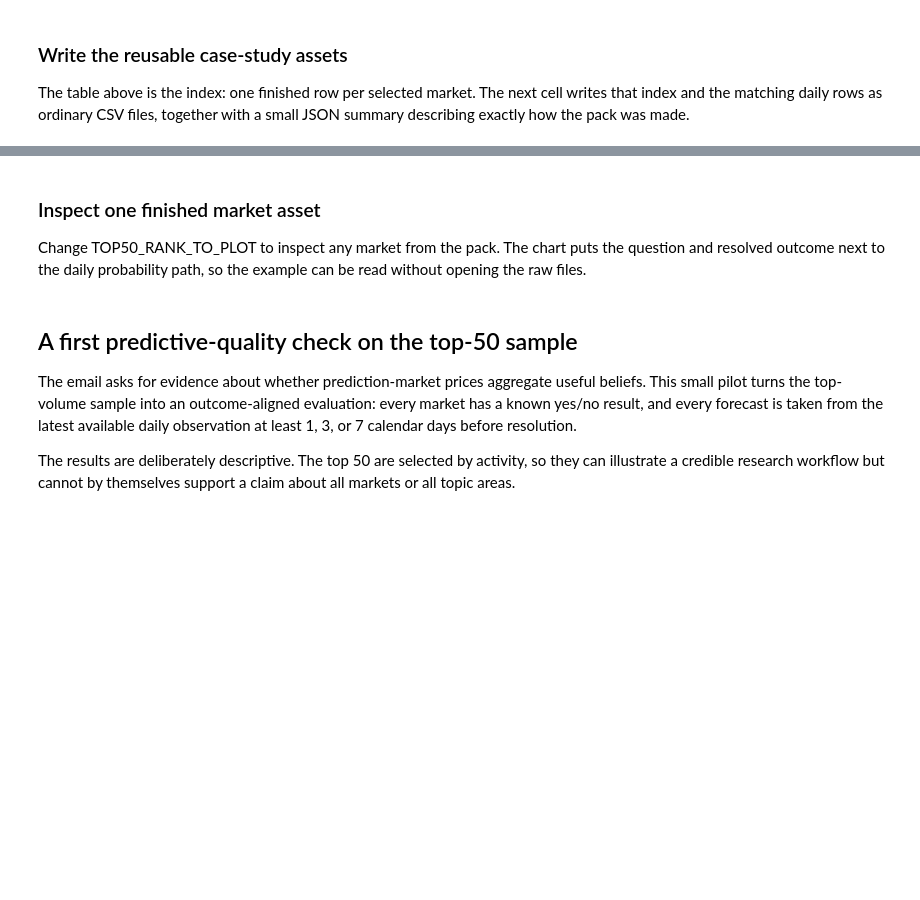
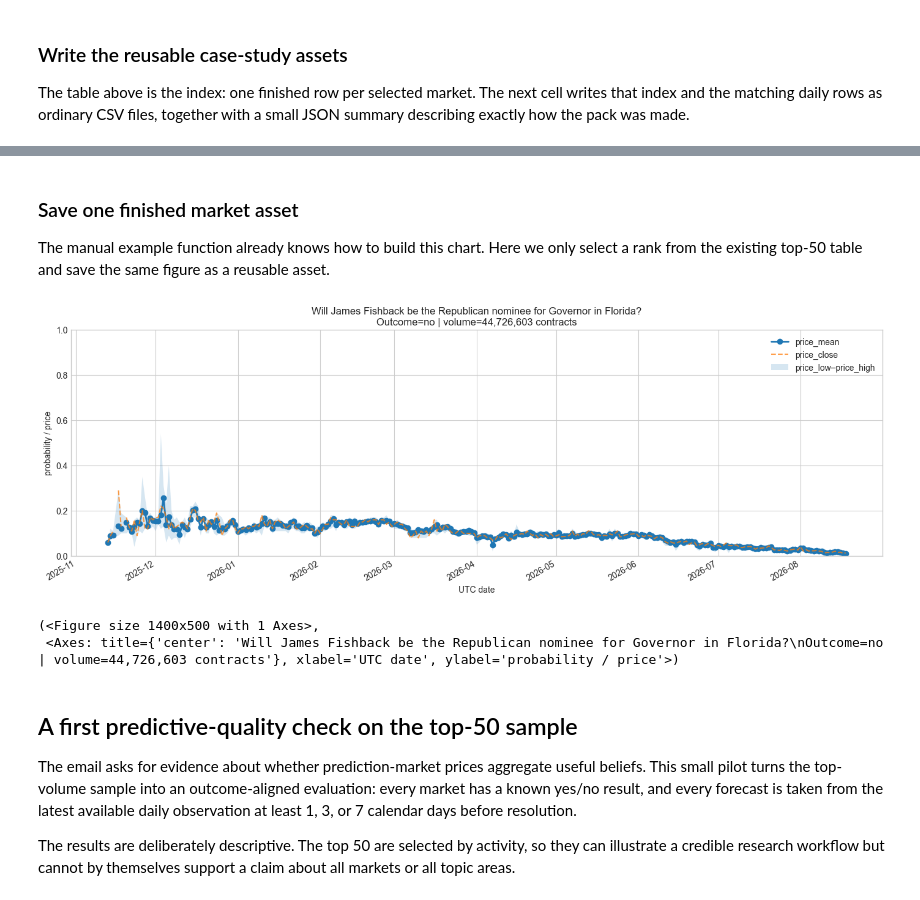
Before and after one commit to sneddy/daily_export, a Jupyter notebook: notebooks/daily_data_eda.ipynb, the cells around one changed output, grey strips where cells are left out. Saved outputs shown, nothing was run; the diff lists cells and outputs as text; code cells hidden in the pictures; blank space fills up the shorter version.

Commit message:
Add filtered analysis assets and diagnostics

```diff
--- a/notebooks/daily_data_eda.ipynb
+++ b/notebooks/daily_data_eda.ipynb
@@ -609,59 +672,14 @@ display(written_assets)
 # %% [markdown]
-### Inspect one finished market asset
+### Save one finished market asset
 
-Change TOP50_RANK_TO_PLOT to inspect any market from the pack. The chart puts the question and resolved outcome next to the daily probability path, so the example can be read without opening the raw files.
+The manual example function already knows how to build this chart. Here we only select a rank from the existing top-50 table and save the same figure as a reusable asset.
 # %%
-TOP50_RANK_TO_PLOT = 1
-
-selected_asset = top50_assets.loc[
-    top50_assets["volume_rank"] == TOP50_RANK_TO_PLOT
-].iloc[0]
-selected_candles = top50_candles.loc[
-    top50_candles["market_id"] == selected_asset["market_id"]
-].sort_values("date_utc")
-
-question = str(selected_asset["market_question"])
-question_for_title = question if len(question) <= 120 else question[:117] + "..."
-fig, ax = plt.subplots(figsize=(14, 5))
-
-ax.plot(
-    selected_candles["date_utc"],
-    selected_candles["price_mean"],
-    marker="o",
-    linewidth=2,
-    label="price_mean",
-)
-ax.plot(
-    selected_candles["date_utc"],
-    selected_candles["price_close"],
-    linestyle="--",
-    alpha=0.75,
-    label="price_close",
-)
-
-quote_rows = selected_candles.dropna(subset=quote_columns)
-if not quote_rows.empty:
-    ax.fill_between(
-        quote_rows["date_utc"],
-        quote_rows["yes_bid_close"],
-        quote_rows["yes_ask_close"],
-        alpha=0.18,
-        label="bid-ask range",
-    )
-
-ax.set_ylim(-0.02, 1.02)
-ax.set_xlabel("UTC date")
-ax.set_ylabel("Probability / quote")
-ax.set_title(
-    f"Rank {TOP50_RANK_TO_PLOT}: {question_for_title}\n"
-    f"Outcome={selected_asset['market_result']} | volume={selected_asset['volume_fp']:,.0f} contracts"
-)
-ax.legend()
-fig.autofmt_xdate()
-plt.tight_layout()
 asset_plot_path = ASSET_DIR / f"top50_rank_{TOP50_RANK_TO_PLOT:02d}_market_path.png"
-fig.savefig(asset_plot_path, dpi=150, bbox_inches="tight")
-plt.show()
+plot_price_mean_for_market(selected_market_id, save_path=asset_plot_path)
+# %% [output]
+[figure, added]
+(<Figure size 1400x500 with 1 Axes>,
+ <Axes: title={'center': 'Will James Fishback be the Republican nominee for Governor in Florida?\nOutcome=no | volume=44,726,603 contracts'}, xlabel='UTC date', ylabel='probability / price'>)
 # %% [markdown]
 ## A first predictive-quality check on the top-50 sample
 
```
Also changed, not shown: parts of 35 cells of this notebook, 15 other files.
